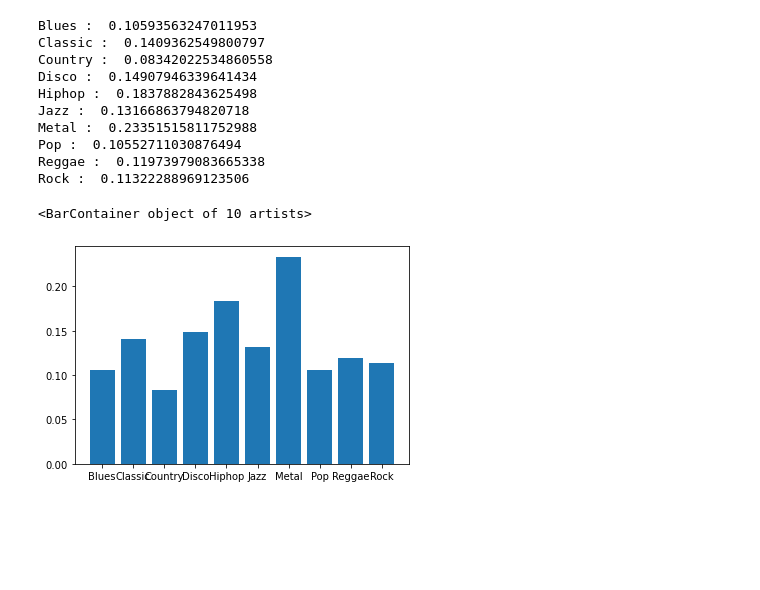
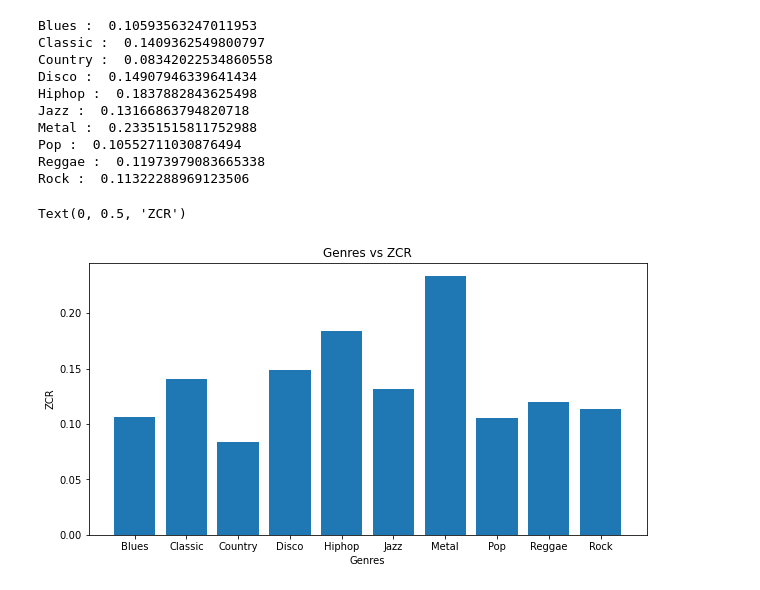
Before and after one commit to mukul74/DailyPractise, a Jupyter notebook: Audio/ZeroCrossingRateGenres.ipynb, the cells around one changed output. Cells and saved outputs as stored; diff of their text form; code cells hidden in the pictures; blank space fills up the shorter version.

```diff
--- a/Audio/ZeroCrossingRateGenres.ipynb
+++ b/Audio/ZeroCrossingRateGenres.ipynb
@@ -73,8 +77,12 @@ Metal :  0.23351515811752988
 Pop :  0.10552711030876494
 Reggae :  0.11973979083665338
 Rock :  0.11322288969123506
-# %%
-plt.bar(Genres_names, zcr_avg)
-# %% [output]
-<BarContainer object of 10 artists>
-[figure, removed]
+# %%
+plt.figure(figsize=(10,5))
+plt.bar(Genres_names, zcr_avg)
+plt.title("Genres vs ZCR")
+plt.xlabel("Genres")
+plt.ylabel("ZCR")
+# %% [output]
+Text(0, 0.5, 'ZCR')
+[figure, added]
```
Also changed, not shown: parts of 1 cell of this notebook, 1 other file.
